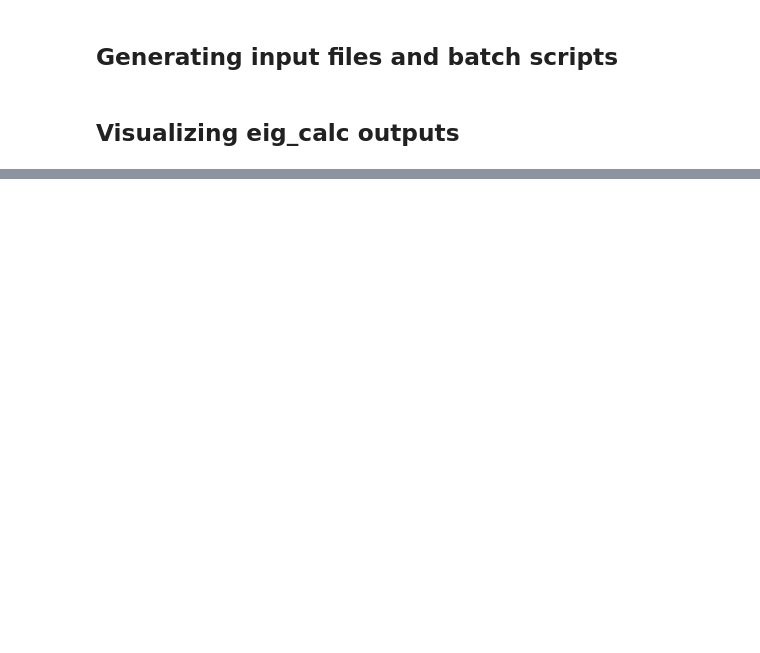
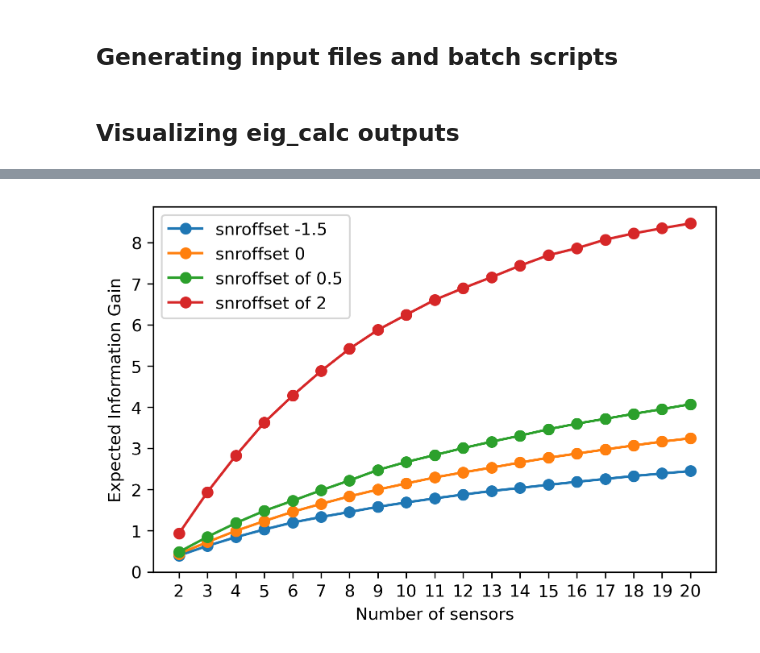
Before and after one commit to sandialabs/seismic_boed, a Jupyter notebook: fidelity_vis.ipynb, the cells around one changed output, grey strips where cells are left out. Cells and saved outputs as stored; diff of their text form; code cells hidden in the pictures; blank space fills up the shorter version.

```diff
--- a/fidelity_vis.ipynb
+++ b/fidelity_vis.ipynb
@@ -211,0 +497,13 @@ for fid in range(-10,11):
+# %%
+res = np.load('/gpfs/jpcalla/fidopt_0_5/result_eigdata2.npz')
+locs = res['sensors'][:,:2]
+nn = NearestNeighbors().fit(locs)
+locs
+# _, idxs = nn.kneighbors(n_neighbors=1)
+# dists = []
+# for i, idx in enumerate(idxs):
+#     lat1,lon1 = locs[i]f
+#     lat2, lon2 = locs[idx[0]]
+#     dist = gd.degrees2kilometers(gd.locations2degrees(lat1,lon1,lat2,lon2))
+#     dists.append(dist)
+# np.mean(dists)
@@ -211,0 +512,78 @@ for fid in range(-10,11):
+# %%
+thomas_path = '/ascldap/users/tacatan/hpc_home/seismic_oed'
+def get_eig_nn(fpath,frange, range_max = None):
+    if not range_max:
+        range_max = frange
+
+    eigs = []
+    igs = []
+    dists = []
+
+    for i in range(3,range_max):
+        if i >= frange:
+            igs.append(0)
+            eigs.append(eigs[-1])
+        else:
+            newpath = f'{fpath}/result_eigdata{i}.npz'
+            res = np.load(newpath)
+            ig = res['eigdata_full'][:,0]
+            eig = np.max(ig) # store eig
+            igs.append(ig)
+            eigs.append(eig)
+
+        # Calculate and store mean nearest neighbor distance when possible
+        if i >= frange:
+            dists.append(dists[-1])
+        else:
+            if i>3:
+                locs = res['sensors'][:,:2]
+                nn = NearestNeighbors().fit(locs)
+                _, idxs = nn.kneighbors(n_neighbors=1)
+
+                point_dists = []
+                for j, idx in enumerate(idxs):
+                    lat1,lon1 = locs[j]
+                    lat2, lon2 = locs[idx[0]]
+                    dist = gd.degrees2kilometers(gd.locations2degrees(lat1,lon1,lat2,lon2))
+                    point_dists.append(dist)
+                dists.append(np.mean(point_dists))
+
+    return eigs, igs, dists
+
+eigs15, igs15, dists15 = get_eig_nn('/gpfs/jpcalla/fidopt_-1_5',22,22)
+eigs05, igs05, dists05 = get_eig_nn('/gpfs/jpcalla/fidopt_0_5',22, 22)
+eigs2, igs2, dists2 = get_eig_nn('/gpfs/jpcalla/fidopt_2',22, 22)
+eigs0, igs0, dists0 = get_eig_nn('/gpfs/jpcalla/fidopt_0',22, 22)
+# Store eigs from 3 different runs
+
+
+
+# Plot eig by number of sensors
+plt.figure(dpi=300)
+plt.plot(np.arange(2,21),eigs15,marker='o', label='snroffset -1.5')
+plt.plot(np.arange(2,21),eigs0,marker='o', label='snroffset 0')
+plt.plot(np.arange(2,21),eigs05,marker='o', label='snroffset of 0.5')
+plt.plot(np.arange(2,21),eigs2,marker='o', label='snroffset of 2')
+plt.xlabel('Number of sensors')
+plt.ylabel('Expected Information Gain')
+plt.legend(loc='upper left')
+plt.xticks(np.arange(2,21))
+plt.savefig('fid_curves.pdf', dpi=300)
+plt.show()
+
+# Plot mean nearest neighbor distance by number of sensors
+plt.figure(dpi=300)
+plt.plot(np.arange(3,21),dists15,marker='o',label='snroffset of -1.5')
+plt.plot(np.arange(3,21),dists0,marker='o', label='snroffset of 0')
+plt.plot(np.arange(3,21),dists05,marker='o', label='snroffset of 0.5')
+plt.plot(np.arange(3,21),dists2,marker='o', label='snroffset of 2')
+
+#plt.plot(np.arange(3,13),low_dists,marker='o', label='constant std of 10')
+plt.xlabel('Number of sensors')
+plt.ylabel('Mean Nearest Neighbor Distance (km)')
+plt.legend(loc='upper right')
+plt.xticks(np.arange(3,21))
+plt.savefig('distance_curves.pdf', dpi=300)
+plt.show()
+# %% [output]
+[figure, added]
```
Also changed, not shown: parts of 32 cells of this notebook, 6 other files.
